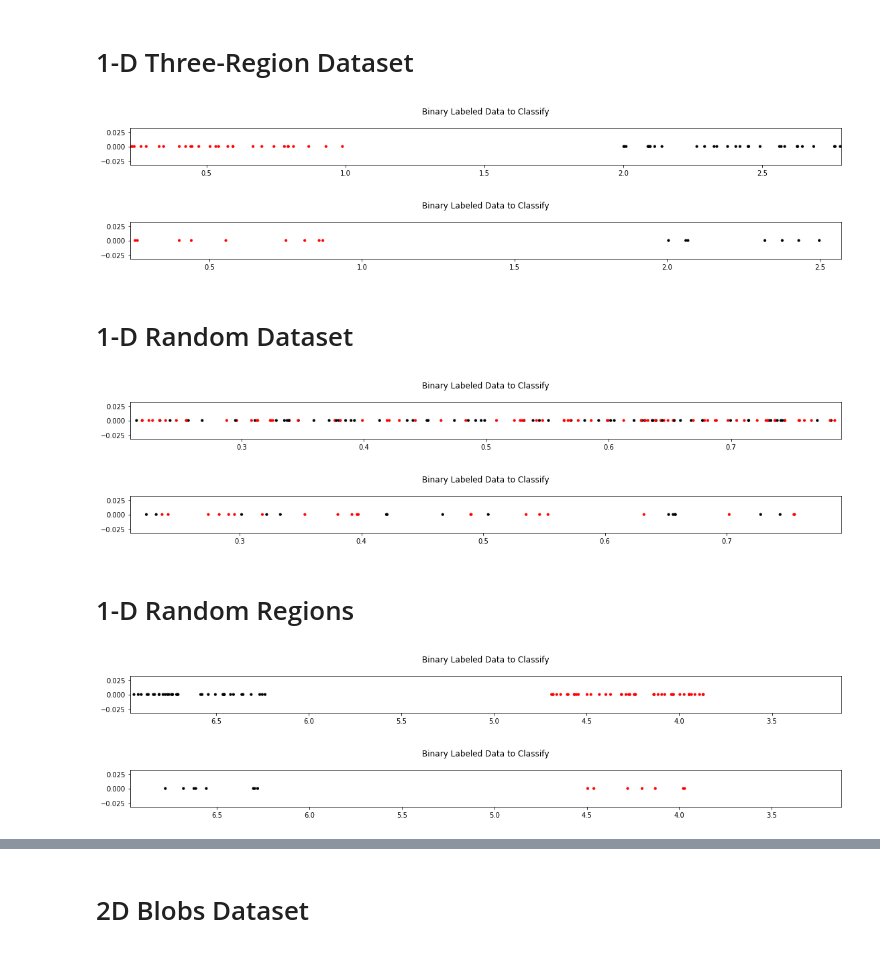
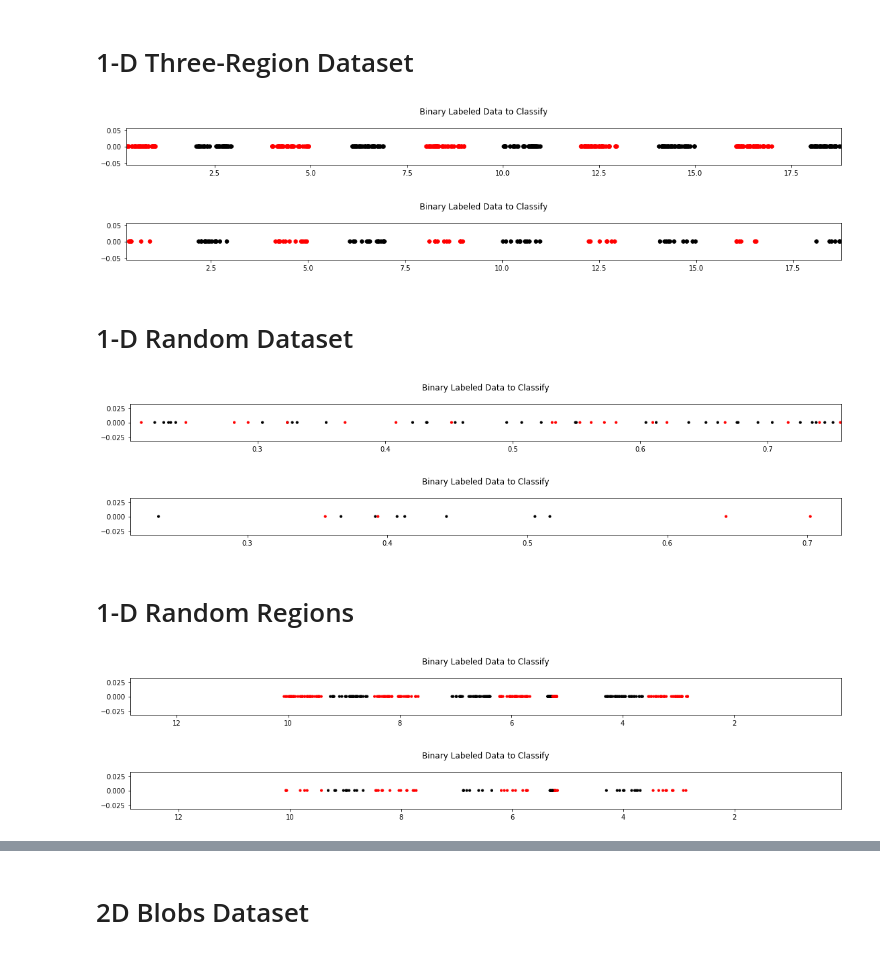
Before and after one commit to AleksandrGontcharov/neuralnetwork, a Jupyter notebook: datasets_showcase.ipynb, the cells around one changed output, grey strips where cells are left out. Drawn from its saved outputs; the diff is of its cells as text; code cells hidden in the pictures.

Commit message:
trained any region dataset

```diff
--- a/datasets_showcase.ipynb
+++ b/datasets_showcase.ipynb
@@ -3,27 +3,27 @@ from neuralnetwork.datasets import blobs, nregion, circle
 # %% [markdown]
 # 1-D Three-Region Dataset
 # %%
-X_train, Y_train2, X_val, Y_val, C = nregion.load_data(regions=2)
-nregion.graph(X_train, Y_train2, size = 10)
-nregion.graph(X_val, Y_val, size = 10)
+X_train, Y_train, X_val, Y_val, C = nregion.load_data(regions=10)
+nregion.graph(X_train, Y_train, size = 30)
+nregion.graph(X_val, Y_val, size = 30)
 # %% [output]
-[figure, old version]
+[figure, new version]
-[figure, old version]
+[figure, new version]
 # %% [markdown]
 # 1-D Random Dataset
 # %%
-X_train, Y_train, X_val, Y_val = nregion.load_random_data(points=300)
+X_train, Y_train, X_val, Y_val = nregion.load_random_data(points=100)
 nregion.graph(X_train, Y_train, size = 10)
 nregion.graph(X_val, Y_val, size = 10)
 # %% [output]
-[figure, old version]
+[figure, new version]
-[figure, old version]
+[figure, new version]
 # %% [markdown]
 # 1-D Random Regions
 # %%
-X_train, Y_train, X_val, Y_val, C, R = nregion.load_random_regions(regions=6, validation = 0.20, points=50)
-nregion.graph(X_train, Y_train, size = 10, padding=5)
-nregion.graph(X_val, Y_val, size = 10, padding=5)
+X_train, Y_train, X_val, Y_val, C, R = nregion.load_random_regions(regions=9, validation = 0.20, points=50)
+nregion.graph(X_train, Y_train, size = 10, padding=10)
+nregion.graph(X_val, Y_val, size = 10, padding=10)
 # %% [output]
-[figure, old version]
+[figure, new version]
-[figure, old version]
+[figure, new version]
```
Also changed, not shown: parts of 11 cells of this notebook, 3 other files.
